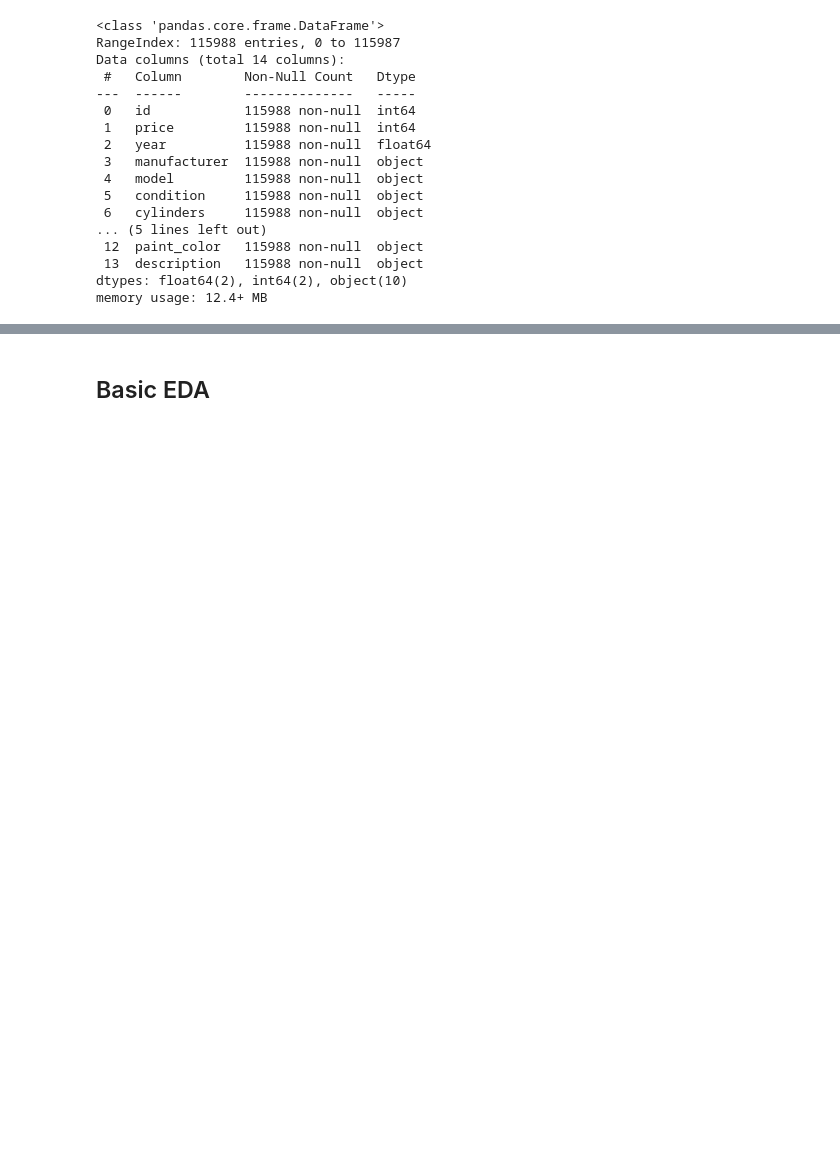
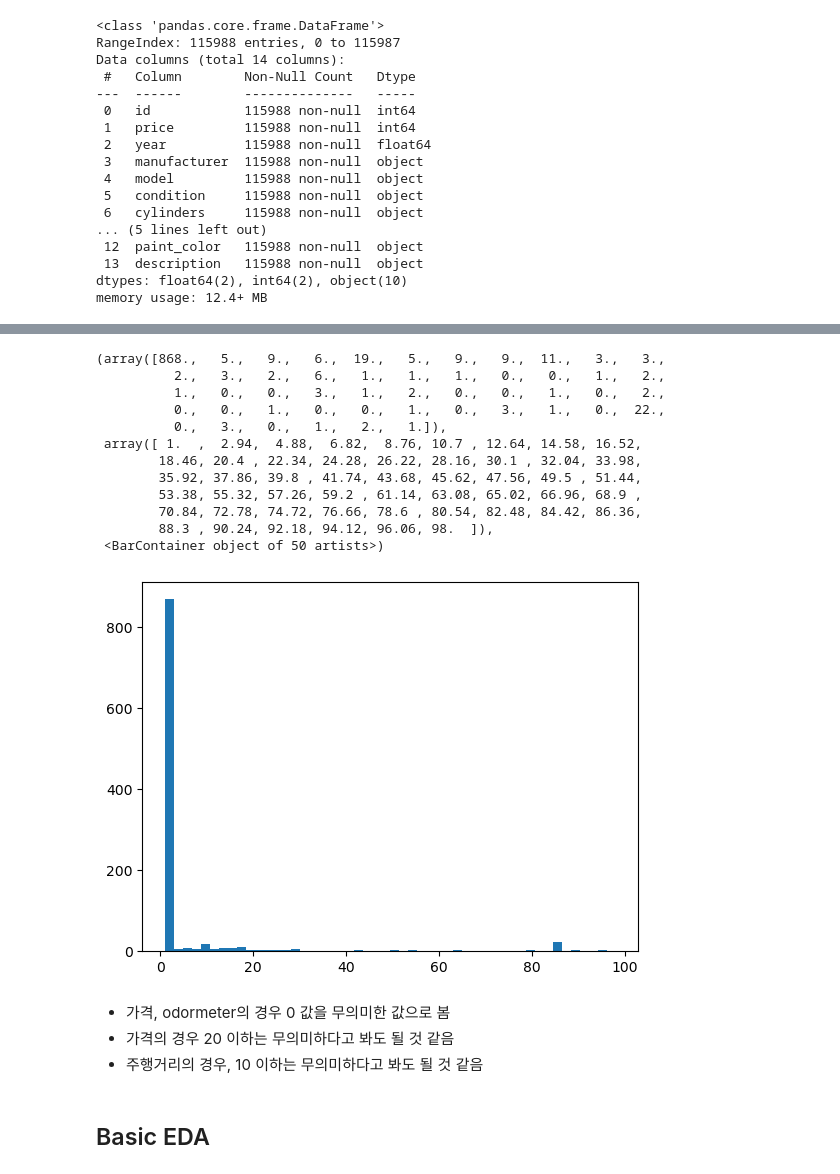
Before and after one commit to JeongYunLee/2023BigData, a Jupyter notebook: EDA/data_eda.ipynb, the cells around one changed output, grey strips where cells are left out. Saved outputs shown, nothing was run; the diff lists cells and outputs as text; code cells hidden in the pictures; blank space fills up the shorter version.

```diff
--- a/EDA/data_eda.ipynb
+++ b/EDA/data_eda.ipynb
@@ -36,3 +71,23 @@ memory usage: 12.4+ MB
+# %%
+plt.hist(df[df['price'] < 100]['price'], bins=50)
+# %% [output]
+(array([868.,   5.,   9.,   6.,  19.,   5.,   9.,   9.,  11.,   3.,   3.,
+          2.,   3.,   2.,   6.,   1.,   1.,   1.,   0.,   0.,   1.,   2.,
+          1.,   0.,   0.,   3.,   1.,   2.,   0.,   0.,   1.,   0.,   2.,
+          0.,   0.,   1.,   0.,   0.,   1.,   0.,   3.,   1.,   0.,  22.,
+          0.,   3.,   0.,   1.,   2.,   1.]),
+ array([ 1.  ,  2.94,  4.88,  6.82,  8.76, 10.7 , 12.64, 14.58, 16.52,
+        18.46, 20.4 , 22.34, 24.28, 26.22, 28.16, 30.1 , 32.04, 33.98,
+        35.92, 37.86, 39.8 , 41.74, 43.68, 45.62, 47.56, 49.5 , 51.44,
+        53.38, 55.32, 57.26, 59.2 , 61.14, 63.08, 65.02, 66.96, 68.9 ,
+        70.84, 72.78, 74.72, 76.66, 78.6 , 80.54, 82.48, 84.42, 86.36,
+        88.3 , 90.24, 92.18, 94.12, 96.06, 98.  ]),
+ <BarContainer object of 50 artists>)
+[figure, added]
+# %% [markdown]
+- 가격, odormeter의 경우 0 값을 무의미한 값으로 봄
+- 가격의 경우 20 이하는 무의미하다고 봐도 될 것 같음
+- 주행거리의 경우, 10 이하는 무의미하다고 봐도 될 것 같음
 # %% [markdown]
 ## Basic EDA
 # %% [markdown]
```
Also changed, not shown: parts of 17 cells of this notebook, 1 other file.
